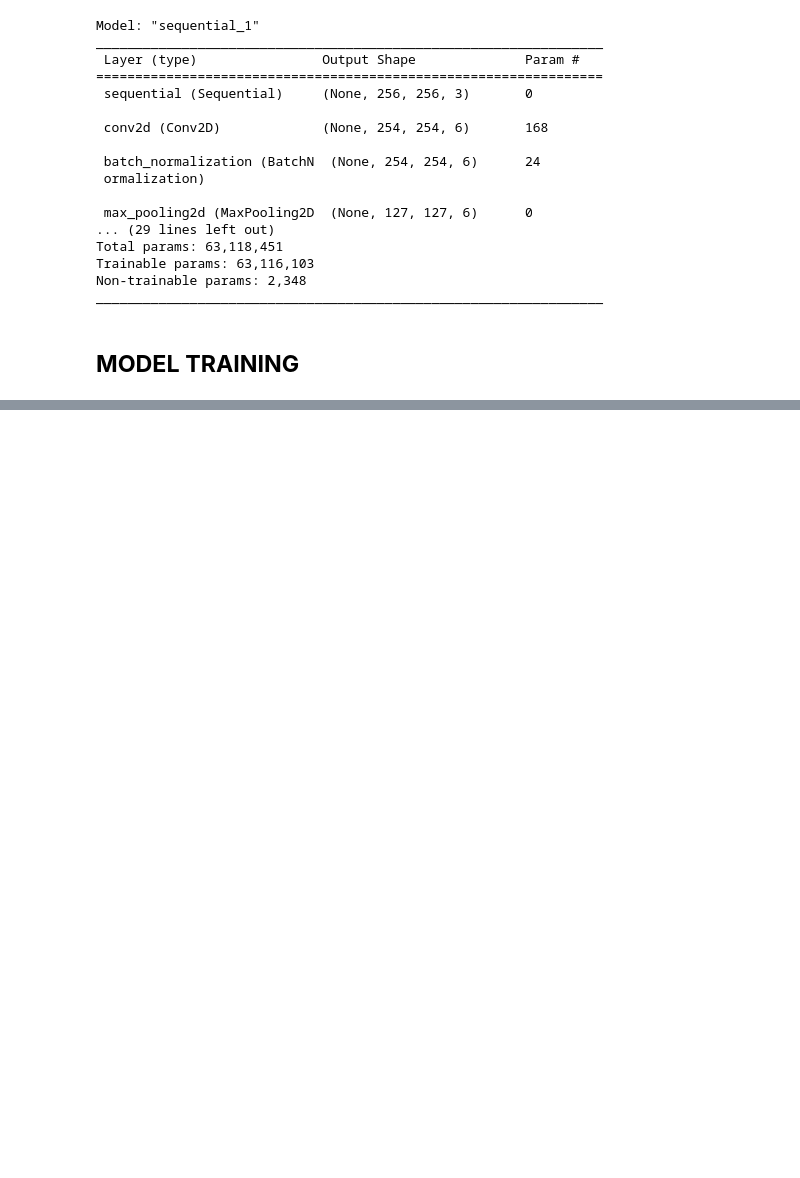
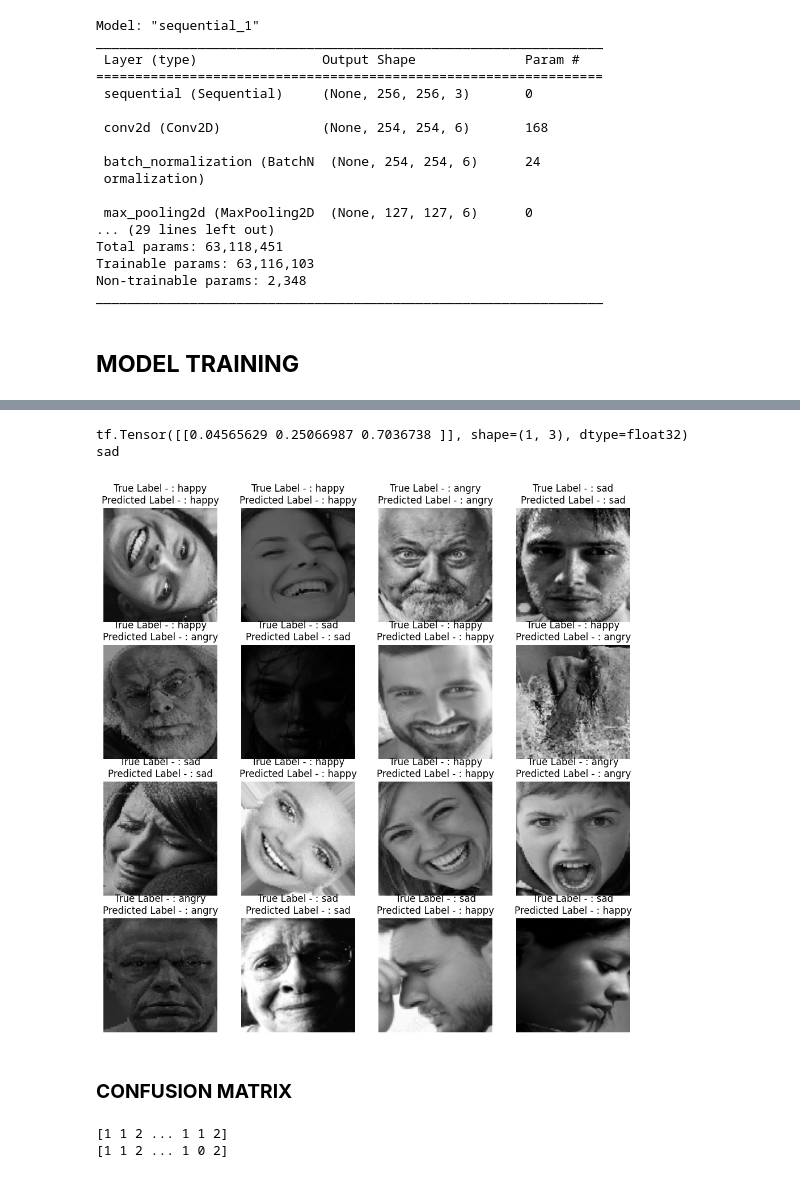
Before and after one commit to harshjainsk/human-emotion-detection, a Jupyter notebook: Human_Emotion_Detection.ipynb, the cells around one changed output, grey strips where cells are left out. Saved outputs shown, nothing was run; the diff lists cells and outputs as text; code cells hidden in the pictures; blank space fills up the shorter version.

```diff
--- a/Human_Emotion_Detection.ipynb
+++ b/Human_Emotion_Detection.ipynb
@@ -224,0 +254,27 @@ metrics = [CategorialAccuracy]
+# %%
+test_image = cv2.imread("/content/dataset/Emotions Dataset/Emotions Dataset/test/sad/123731.jpg")
+test_image = cv2.resize(test_image, (CONFIGURATION["IM_SIZE"] ,CONFIGURATION["IM_SIZE"]))
+im = tf.constant(test_image, dtype = tf.float32)
+
+im = tf.expand_dims(im, axis = 0)
+print(lenet_model(im))
+print(CONFIGURATION['CLASS_NAMES'][tf.argmax(lenet_model(im), axis = -1).numpy()[0]])
+# %% [output]
+tf.Tensor([[0.04565629 0.25066987 0.7036738 ]], shape=(1, 3), dtype=float32)
+sad
+# %%
+plt.figure(figsize = (12,12))
+
+for images, labels in val_dataset.take(1):
+  for i in range(16):
+    ax = plt.subplot(4,4, i+1)
+    plt.imshow(images[i]/255.)
+
+    plt.title("True Label - : " + CONFIGURATION["CLASS_NAMES"][tf.argmax(labels[i], axis = -1).numpy()]
+              + "\n" + "Predicted Label - : "
+              + CONFIGURATION["CLASS_NAMES"][int(tf.argmax(lenet_model(tf.expand_dims(images[i], axis = 0)), axis =-1).numpy()[0])] )
+    plt.axis("off")
+# %% [output]
+[figure, added]
+# %% [markdown]
+### **CONFUSION MATRIX**
@@ -224,0 +288,6 @@ metrics = [CategorialAccuracy]
+# %%
+print(np.concatenate([np.argmax(labels[:-1], axis = -1).flatten(), np.argmax(labels[-1], axis = -1).flatten()]))
+print(np.concatenate([np.argmax(predicted[:-1], axis = -1).flatten(), np.argmax(predicted[-1], axis = -1).flatten()]))
+# %% [output]
+[1 1 2 ... 1 1 2]
+[1 1 2 ... 1 0 2]
```
Also changed, not shown: parts of 14 cells of this notebook.
